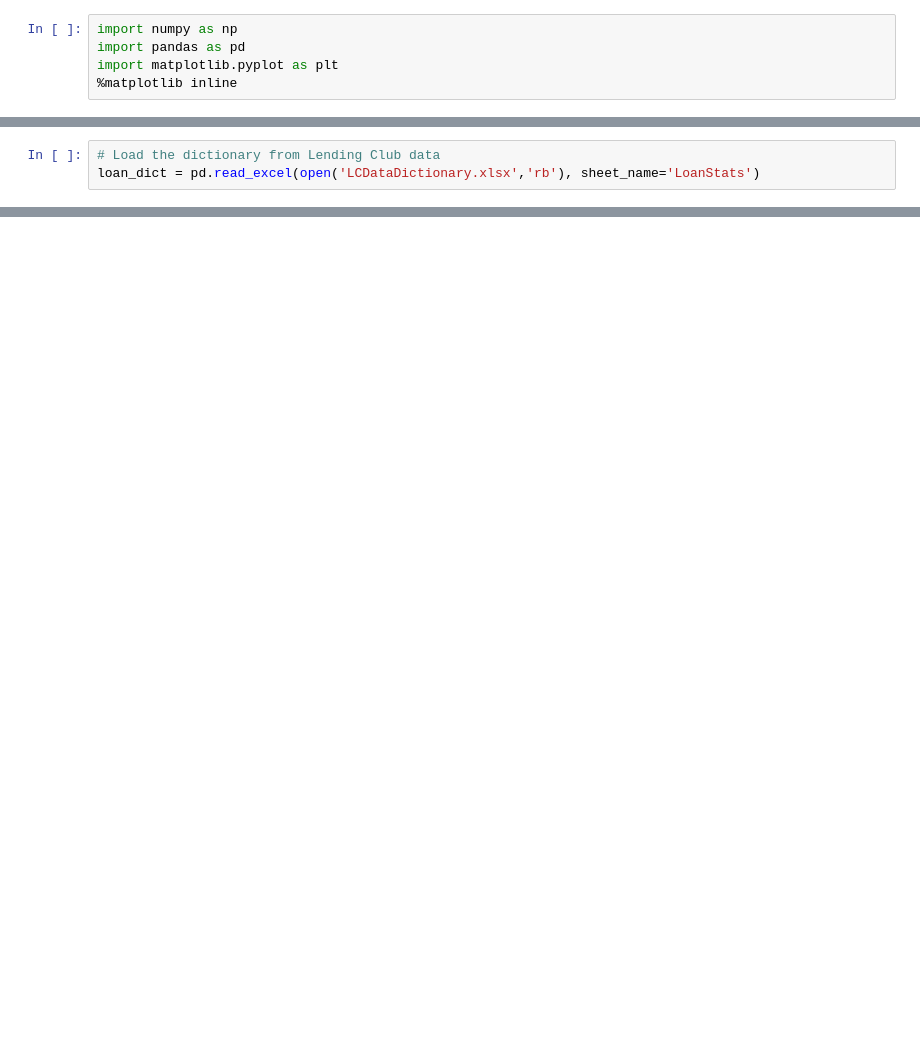
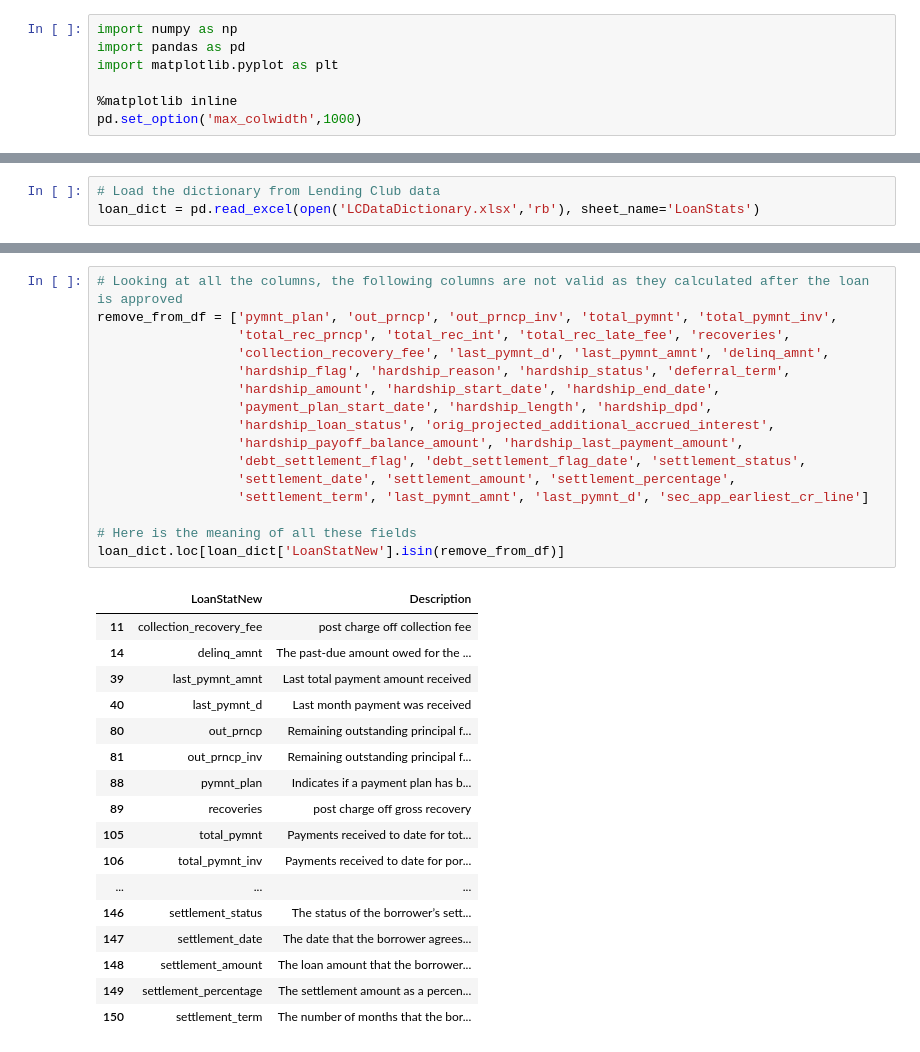
Before and after one commit to anilrajgr/udacity-machine-learning, a Jupyter notebook: projects/capstone/data-analyze.ipynb, the cells around one changed output, grey strips where cells are left out. Saved outputs shown, nothing was run; the diff lists cells and outputs as text; blank space fills up the shorter version.

```diff
--- a/projects/capstone/data-analyze.ipynb
+++ b/projects/capstone/data-analyze.ipynb
@@ -2,6 +2,8 @@
 import numpy as np
 import pandas as pd
 import matplotlib.pyplot as plt
+
 %matplotlib inline
+pd.set_option('max_colwidth',1000)
 # %%
 # Load the loan data
@@ -24,0 +27,34 @@ TypeError: Empty 'DataFrame': no numeric data to plot
+# %%
+# Looking at all the columns, the following columns are not valid as they calculated after the loan is approved
+remove_from_df = ['pymnt_plan', 'out_prncp', 'out_prncp_inv', 'total_pymnt', 'total_pymnt_inv',
+                  'total_rec_prncp', 'total_rec_int', 'total_rec_late_fee', 'recoveries',
+                  'collection_recovery_fee', 'last_pymnt_d', 'last_pymnt_amnt', 'delinq_amnt',
+                  'hardship_flag', 'hardship_reason', 'hardship_status', 'deferral_term',
+                  'hardship_amount', 'hardship_start_date', 'hardship_end_date',
+                  'payment_plan_start_date', 'hardship_length', 'hardship_dpd',
+                  'hardship_loan_status', 'orig_projected_additional_accrued_interest',
+                  'hardship_payoff_balance_amount', 'hardship_last_payment_amount',
+                  'debt_settlement_flag', 'debt_settlement_flag_date', 'settlement_status',
+                  'settlement_date', 'settlement_amount', 'settlement_percentage',
+                  'settlement_term', 'last_pymnt_amnt', 'last_pymnt_d', 'sec_app_earliest_cr_line']
+
+# Here is the meaning of all these fields
+loan_dict.loc[loan_dict['LoanStatNew'].isin(remove_from_df)]
+# %% [output]
+|  | LoanStatNew | Description |
+| 11 | collection_recovery_fee | post charge off collection fee |
+| 14 | delinq_amnt | The past-due amount owed for the ... |
+| 39 | last_pymnt_amnt | Last total payment amount received |
+| 40 | last_pymnt_d | Last month payment was received |
+| 80 | out_prncp | Remaining outstanding principal f... |
+| 81 | out_prncp_inv | Remaining outstanding principal f... |
+| 88 | pymnt_plan | Indicates if a payment plan has b... |
+| 89 | recoveries | post charge off gross recovery |
+| 105 | total_pymnt | Payments received to date for tot... |
+| 106 | total_pymnt_inv | Payments received to date for por... |
+| ... | ... | ... |
+| 146 | settlement_status | The status of the borrower’s sett... |
+| 147 | settlement_date | The date that the borrower agrees... |
+| 148 | settlement_amount | The loan amount that the borrower... |
+| 149 | settlement_percentage | The settlement amount as a percen... |
+| 150 | settlement_term | The number of months that the bor... |
```
Also changed, not shown: parts of 17 cells of this notebook, 1 other file.
